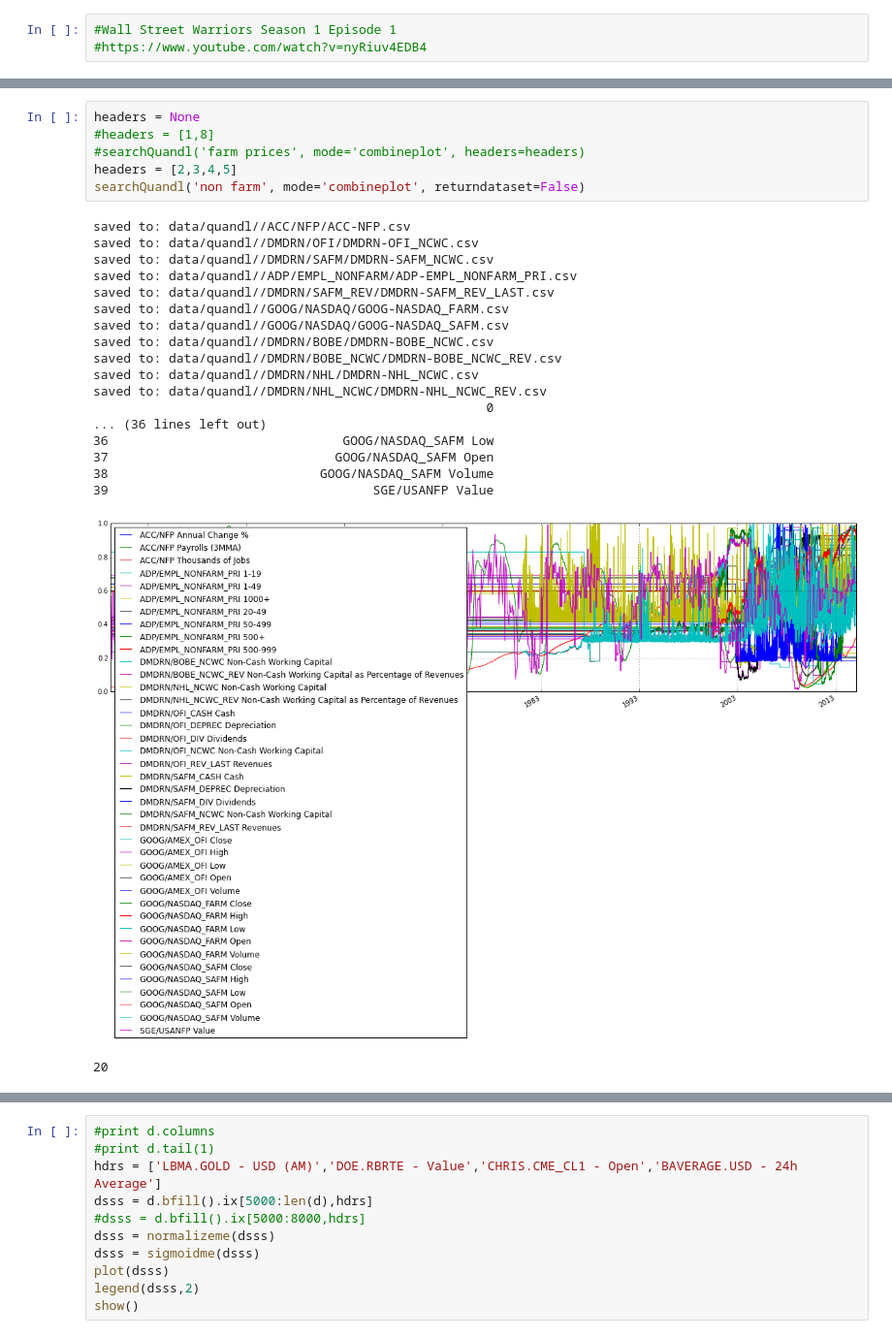
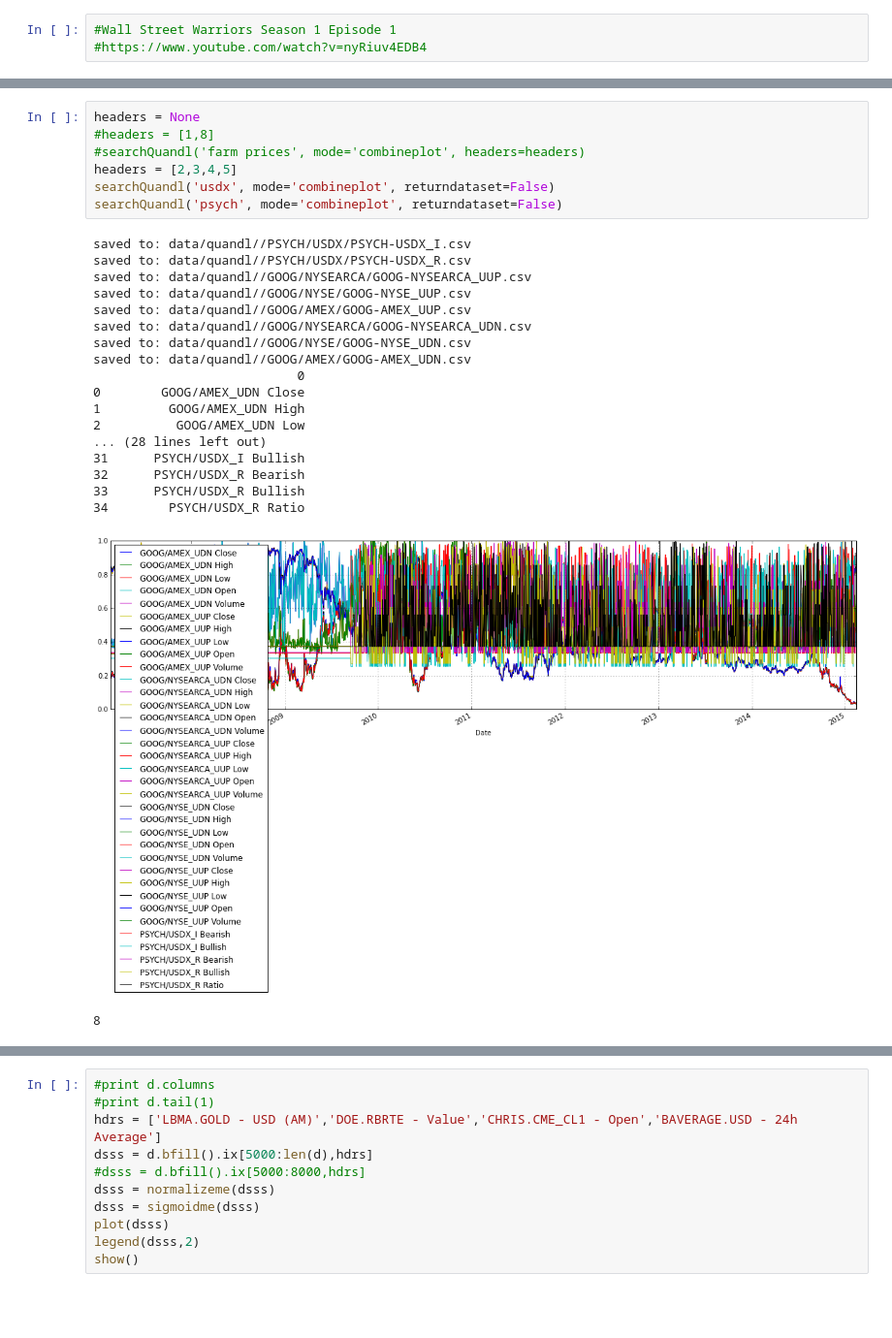
Before and after one commit to qorelogic/ml2, a Jupyter notebook: bin/quandl-fun.ipynb, the cells around one changed output, grey strips where cells are left out. Shown at 97% size. Cells and saved outputs as stored; diff of their text form; blank space fills up the shorter version.

```diff
--- a/bin/quandl-fun.ipynb
+++ b/bin/quandl-fun.ipynb
@@ -13,29 +40,30 @@ rcParams['figure.figsize'] = 20, 5
 # %%
 headers = None
 #headers = [1,8]
 #searchQuandl('farm prices', mode='combineplot', headers=headers)
 headers = [2,3,4,5]
-searchQuandl('non farm', mode='combineplot', returndataset=False)
+searchQuandl('usdx', mode='combineplot', returndataset=False)
+searchQuandl('psych', mode='combineplot', returndataset=False)
 # %% [output]
-saved to: data/quandl//ACC/NFP/ACC-NFP.csv
-saved to: data/quandl//DMDRN/OFI/DMDRN-OFI_NCWC.csv
-saved to: data/quandl//DMDRN/SAFM/DMDRN-SAFM_NCWC.csv
-saved to: data/quandl//ADP/EMPL_NONFARM/ADP-EMPL_NONFARM_PRI.csv
-saved to: data/quandl//DMDRN/SAFM_REV/DMDRN-SAFM_REV_LAST.csv
-saved to: data/quandl//GOOG/NASDAQ/GOOG-NASDAQ_FARM.csv
-saved to: data/quandl//GOOG/NASDAQ/GOOG-NASDAQ_SAFM.csv
-saved to: data/quandl//DMDRN/BOBE/DMDRN-BOBE_NCWC.csv
-saved to: data/quandl//DMDRN/BOBE_NCWC/DMDRN-BOBE_NCWC_REV.csv
-saved to: data/quandl//DMDRN/NHL/DMDRN-NHL_NCWC.csv
-saved to: data/quandl//DMDRN/NHL_NCWC/DMDRN-NHL_NCWC_REV.csv
-                                                    0
-... (36 lines left out)
-36                               GOOG/NASDAQ_SAFM Low
-37                              GOOG/NASDAQ_SAFM Open
-38                            GOOG/NASDAQ_SAFM Volume
-39                                   SGE/USANFP Value
+saved to: data/quandl//PSYCH/USDX/PSYCH-USDX_I.csv
+saved to: data/quandl//PSYCH/USDX/PSYCH-USDX_R.csv
+saved to: data/quandl//GOOG/NYSEARCA/GOOG-NYSEARCA_UUP.csv
+saved to: data/quandl//GOOG/NYSE/GOOG-NYSE_UUP.csv
+saved to: data/quandl//GOOG/AMEX/GOOG-AMEX_UUP.csv
+saved to: data/quandl//GOOG/NYSEARCA/GOOG-NYSEARCA_UDN.csv
+saved to: data/quandl//GOOG/NYSE/GOOG-NYSE_UDN.csv
+saved to: data/quandl//GOOG/AMEX/GOOG-AMEX_UDN.csv
+                           0
+0        GOOG/AMEX_UDN Close
+1         GOOG/AMEX_UDN High
+2          GOOG/AMEX_UDN Low
+... (28 lines left out)
+31      PSYCH/USDX_I Bullish
+32      PSYCH/USDX_R Bearish
+33      PSYCH/USDX_R Bullish
+34        PSYCH/USDX_R Ratio
-[figure, old version]
+[figure, new version]
-20
+8
 # %%
 tks = []
 tks.append('LBMA/GOLD') # Gold
```
Also changed, not shown: parts of 4 cells of this notebook, 1 other file.
